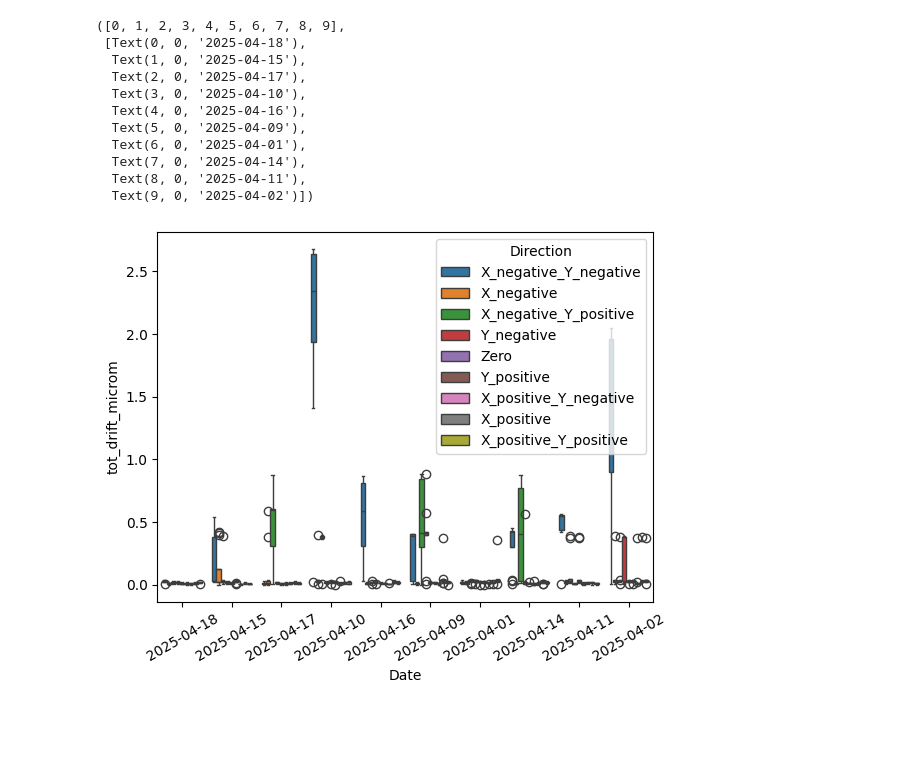
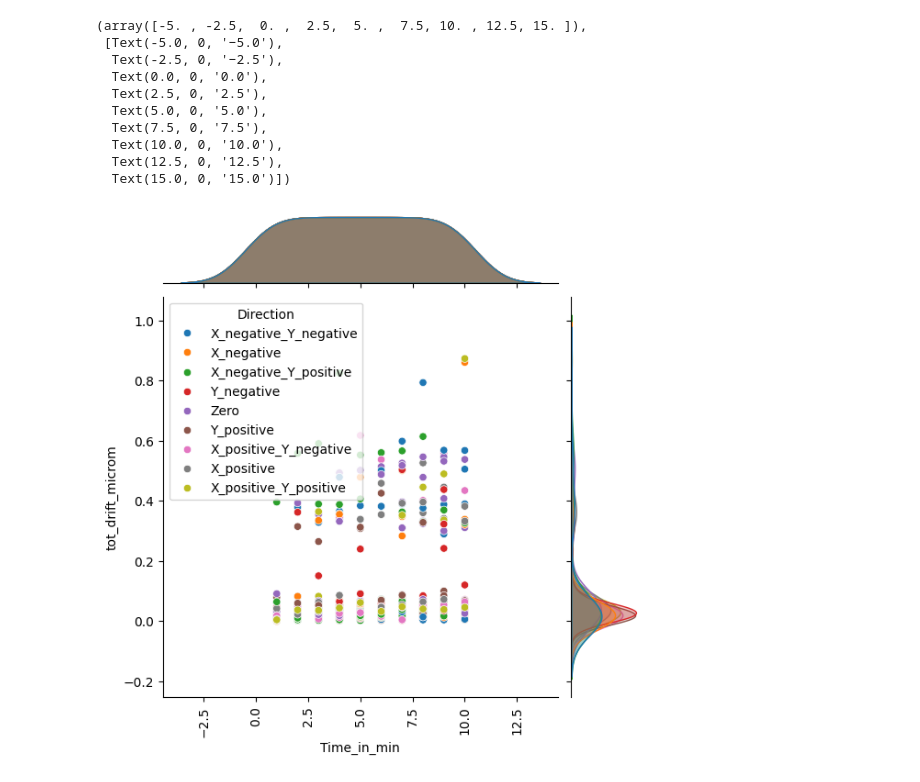
Before and after one commit to Open-2-Photon-Microscope/OF-larger-delta-stage, a Jupyter notebook: code/S5_Notebook.ipynb, the cells around one changed output. Saved outputs shown, nothing was run; the diff lists cells and outputs as text; code cells hidden in the pictures; blank space fills up the shorter version.

```diff
--- a/code/S5_Notebook.ipynb
+++ b/code/S5_Notebook.ipynb
@@ -215,7 +183,12 @@ all_data
 # %%
+# Adding and fixing data in the table
 all_data['Crosscor_tx_microm'] = all_data['Crosscor_tx_px'] * scale_factor
 all_data['Crosscor_ty_microm'] = all_data['Crosscor_ty_px'] * scale_factor
 all_data['tot_drift_microm'] = all_data['px_drift'] * scale_factor
+all_data.rename(columns={'Unnamed: 0': 'img_number'}, inplace=True)
+#all_data.drop(columns='Unnamed: 0.1', inplace=True)
+all_data['Date'] = all_data['Image_path'].str.extract(r'(\d{4}-\d{2}-\d{2})')
+all_data['DateTime'] = all_data['Image_path'].str.extract(r'(\d{4}-\d{2}-\d{2} \d{2}:\d{2}:\d{2})')
+
+all_data['Date'] = pd.to_datetime(all_data['Date'])
+all_data['DateTime'] = pd.to_datetime(all_data['DateTime'])
-# %%
-all_data.rename(columns={'Unnamed: 0': 'img_number'}, inplace=True)
-all_data.drop(columns='Unnamed: 0.1', inplace=True)
@@ -273,16 +311,15 @@ sns.scatterplot(data=all_data,x='Direction',y='tot_drift_microm',marker='+',hue=
 # %%
-sns.boxplot(data=all_data,x='Date',y='tot_drift_microm', hue='Direction')
-plt.xticks(rotation=30)
+sns.jointplot(data=all_data,x='Time_in_min',y='tot_drift_microm',hue='Direction')
+plt.xticks(rotation=90)
 # %% [output]
-([0, 1, 2, 3, 4, 5, 6, 7, 8, 9],
- [Text(0, 0, '2025-04-18'),
-  Text(1, 0, '2025-04-15'),
-  Text(2, 0, '2025-04-17'),
-  Text(3, 0, '2025-04-10'),
-  Text(4, 0, '2025-04-16'),
-  Text(5, 0, '2025-04-09'),
-  Text(6, 0, '2025-04-01'),
-  Text(7, 0, '2025-04-14'),
-  Text(8, 0, '2025-04-11'),
-  Text(9, 0, '2025-04-02')])
+(array([-5. , -2.5,  0. ,  2.5,  5. ,  7.5, 10. , 12.5, 15. ]),
+ [Text(-5.0, 0, '−5.0'),
+  Text(-2.5, 0, '−2.5'),
+  Text(0.0, 0, '0.0'),
+  Text(2.5, 0, '2.5'),
+  Text(5.0, 0, '5.0'),
+  Text(7.5, 0, '7.5'),
+  Text(10.0, 0, '10.0'),
+  Text(12.5, 0, '12.5'),
+  Text(15.0, 0, '15.0')])
-[figure, old version]
+[figure, new version]
```
Also changed, not shown: parts of 21 cells of this notebook, 2 other files.
